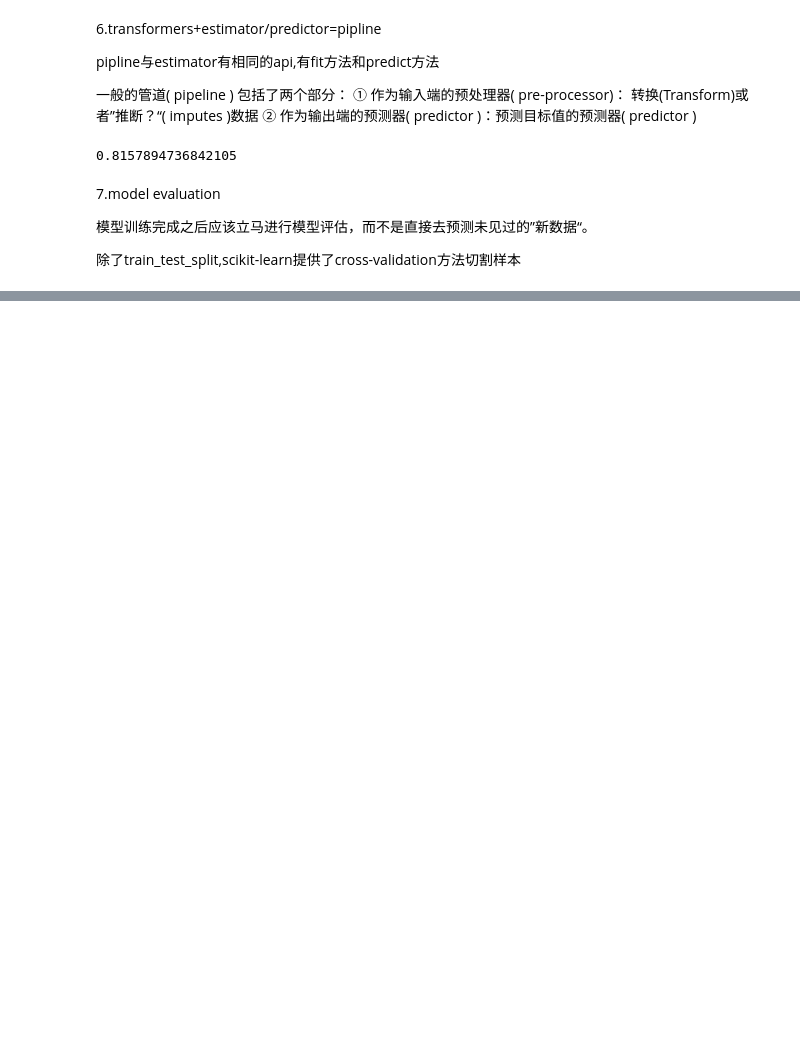
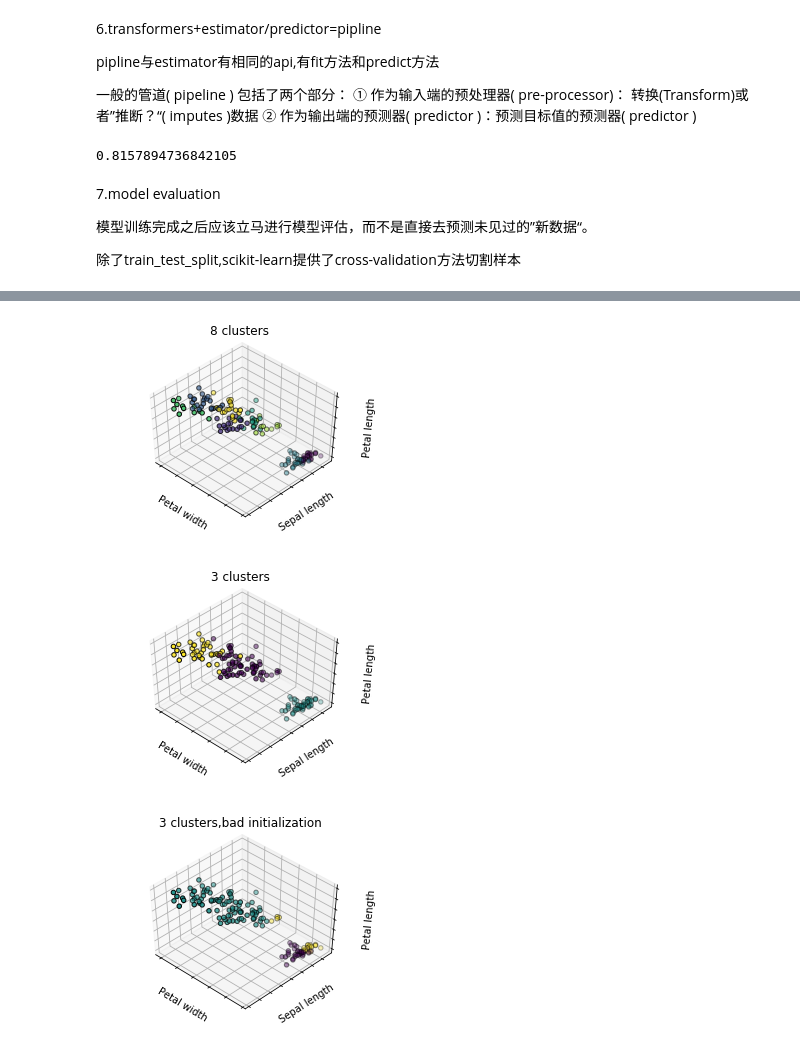
Before and after one commit to apricoteriop456/whh-python-homework, a Jupyter notebook: sklearn/sklearn_pdf.ipynb, the cells around one changed output, grey strips where cells are left out. Drawn from its saved outputs; the diff is of its cells as text; code cells hidden in the pictures; blank space fills up the shorter version.

```diff
--- a/sklearn/sklearn_pdf.ipynb
+++ b/sklearn/sklearn_pdf.ipynb
@@ -142,0 +429,32 @@ ValueError: Invalid parameter n_estimator for estimator RandomForestRegressor(bo
+# %%
+#例子2
+from mpl_toolkits.mplot3d import Axes3D
+np.random.seed(5)
+x=iris.data
+y=iris.target
+estimators=[('k_means_iris_8', KMeans(n_clusters=8)),('k_means_iris_3', KMeans(n_clusters=3)),('k_means_iris_bad_init', KMeans(n_clusters=3,n_init=1, init='random'))]
+#init:用于指定初始的簇中心设置方法，如果为'k-means++',则表示设置的初始簇中心之间相距较远；如果为'random'，则表示从数据集中随机挑选k个样本作为初始簇中心；如果为数组则表示相应的簇中心。
+#n_init用于指定算法运行次数，每次运行都会选择不同的初始簇中心
+# %%
+fignum=1
+titles=['8 clusters','3 clusters','3 clusters,bad initialization']
+for name,est in estimators:
+    fig=plt.figure(fignum,figsize=(4,3))
+    ax=Axes3D(fig,rect=[0,0,.95,1],elev=48,azim=134)
+    est.fit(x)
+    labels=est.labels_
+
+    ax.scatter(x[:,3],x[:,0],x[:,2],c=labels.astype(np.float),edgecolors='k')
+    ax.w_xaxis.set_ticklabels([])
+    ax.w_yaxis.set_ticklabels([])
+    ax.w_zaxis.set_ticklabels([])
+    ax.set_xlabel('Petal width')
+    ax.set_ylabel('Sepal length')
+    ax.set_zlabel('Petal length')
+    ax.set_title(titles[fignum - 1])
+    ax.dist = 12
+    fignum = fignum + 1
+# %% [output]
+[figure, added]
+[figure, added]
+[figure, added]
```
Also changed, not shown: parts of 38 cells of this notebook, 1 other file.
